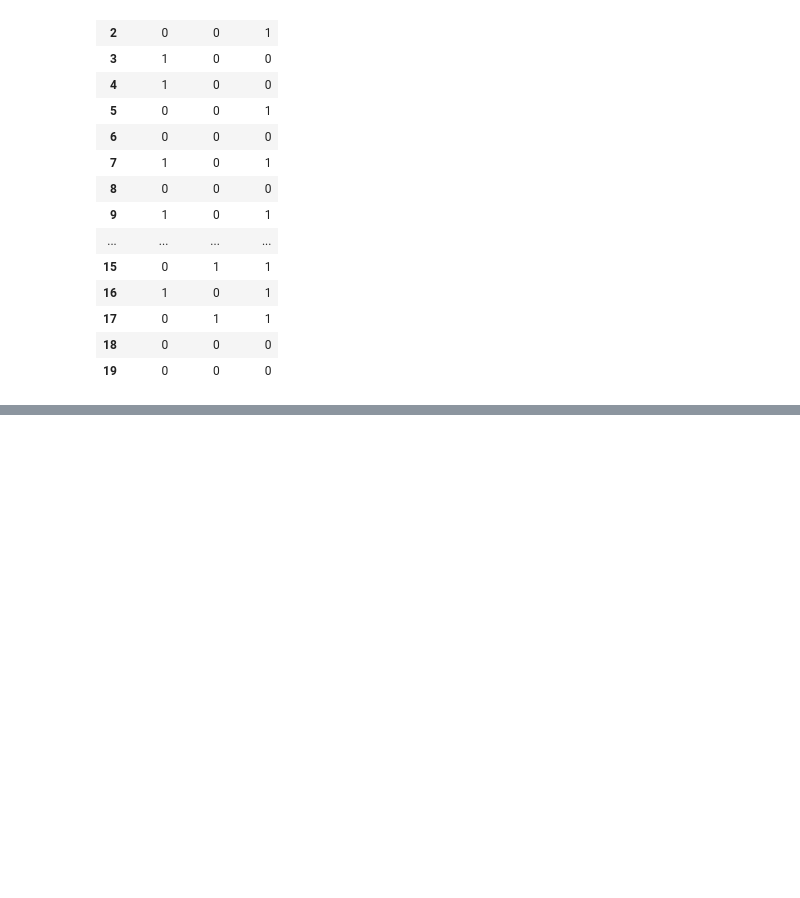
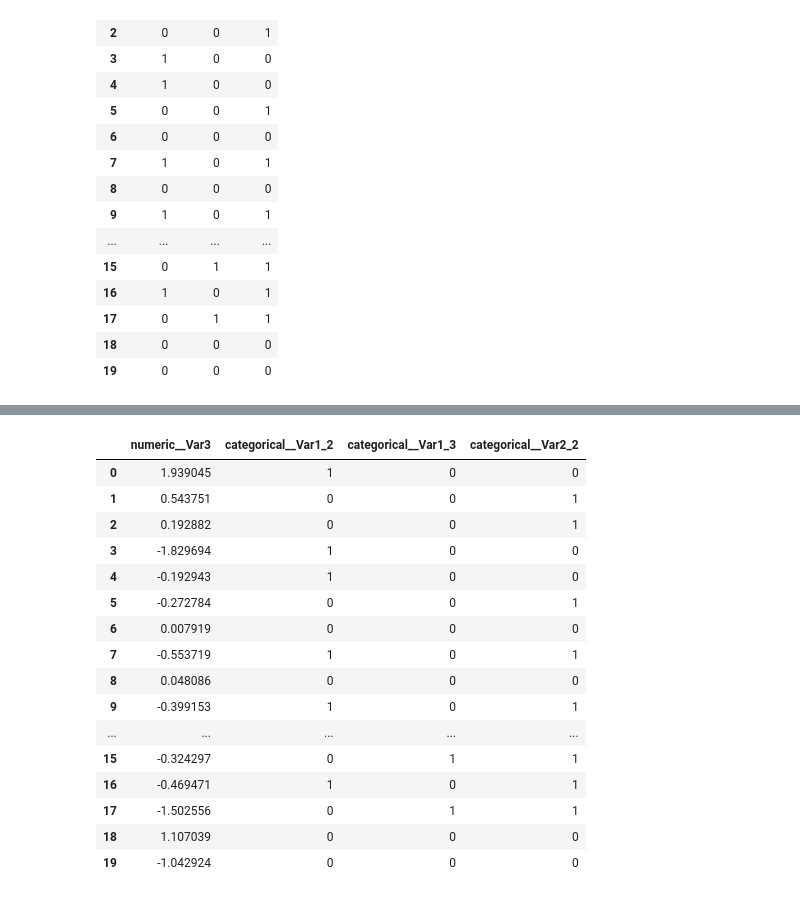
Before and after one commit to bruno2009/Course-MLOps, a Jupyter notebook: 01-intro/Encoding Categorical Features.ipynb, the cells around one changed output, grey strips where cells are left out. Drawn from its saved outputs; the diff is of its cells as text; code cells hidden in the pictures; blank space fills up the shorter version.

```diff
--- a/01-intro/Encoding Categorical Features.ipynb
+++ b/01-intro/Encoding Categorical Features.ipynb
@@ -234,0 +254,12 @@ X
+# %%
+# Assuming random_values1, random_values2, and random_values3 are already defined
+df = pd.DataFrame({
+    'Var1': random_values1,
+    'Var2': random_values2,
+    'Var3': random_values3
+}, dtype='category')
+
+# Directly convert Var3 to continuous (float) if not already
+df['Var3'] = pd.to_numeric(df['Var3'], errors='coerce')
+
+df.dtypes
@@ -234,0 +271,6 @@ X
+# %%
+numeric_features = df.select_dtypes('number').columns
+categorical_features = df.select_dtypes('category').columns
+
+print('Numeric features: ', numeric_features )
+print('Categorical features: ', categorical_features )
@@ -234,0 +280,25 @@ X
+# %%
+# transform numeric features
+numeric_transformer = Pipeline(
+    steps=[
+        # ("imputer", SimpleImputer(strategy="median")),
+           ("scaler", StandardScaler())
+           ]
+)
+
+# transform categorical features
+categorical_transformer = Pipeline(
+    steps=[
+        # ("imputer", SimpleImputer(strategy="constant", fill_value="missing")),
+           ("onehot", OneHotEncoder(sparse_output=False, drop= 'first', dtype = np.int64))
+           ]
+)
+
+# combine both transformations
+col_transformer = ColumnTransformer(
+    transformers=[
+        ("numeric", numeric_transformer, numeric_features),
+        ("categorical", categorical_transformer, categorical_features)
+    ],
+    remainder='passthrough'
+).set_output(transform='pandas')
@@ -234,0 +321,20 @@ X
+# %%
+col_transformer.fit_transform(df)
+# %% [output]
+|  | numeric__Var3 | categorical__Var1_2 | categorical__Var1_3 | categorical__Var2_2 |
+| 0 | 1.939045 | 1 | 0 | 0 |
+| 1 | 0.543751 | 0 | 0 | 1 |
+| 2 | 0.192882 | 0 | 0 | 1 |
+| 3 | -1.829694 | 1 | 0 | 0 |
+| 4 | -0.192943 | 1 | 0 | 0 |
+| 5 | -0.272784 | 0 | 0 | 1 |
+| 6 | 0.007919 | 0 | 0 | 0 |
+| 7 | -0.553719 | 1 | 0 | 1 |
+| 8 | 0.048086 | 0 | 0 | 0 |
+| 9 | -0.399153 | 1 | 0 | 1 |
+| ... | ... | ... | ... | ... |
+| 15 | -0.324297 | 0 | 1 | 1 |
+| 16 | -0.469471 | 1 | 0 | 1 |
+| 17 | -1.502556 | 0 | 1 | 1 |
+| 18 | 1.107039 | 0 | 0 | 0 |
+| 19 | -1.042924 | 0 | 0 | 0 |
```
Also changed, not shown: parts of 9 cells of this notebook, 1 other file.
